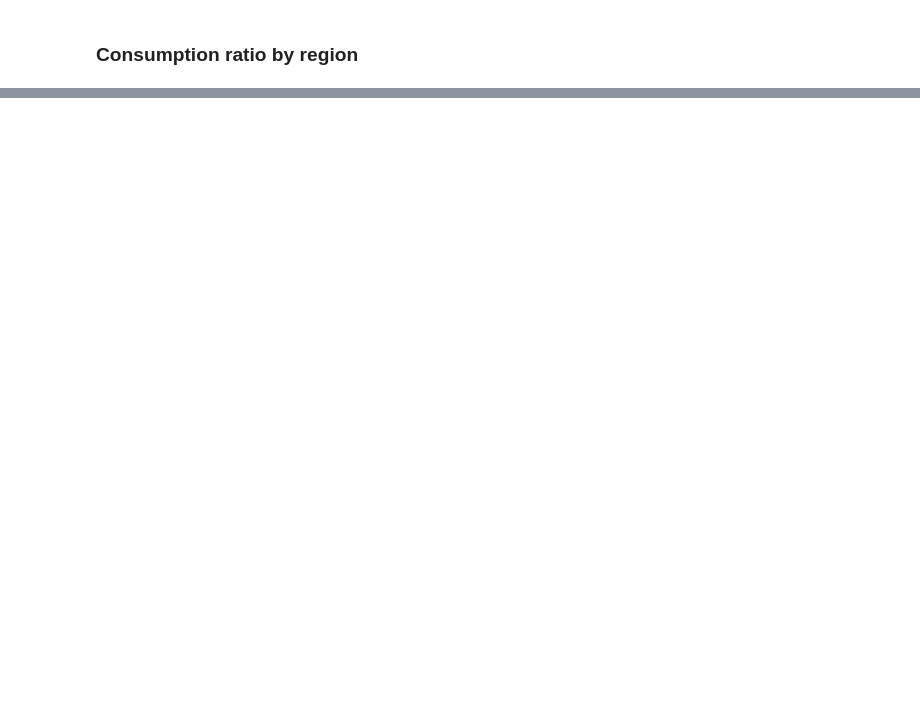
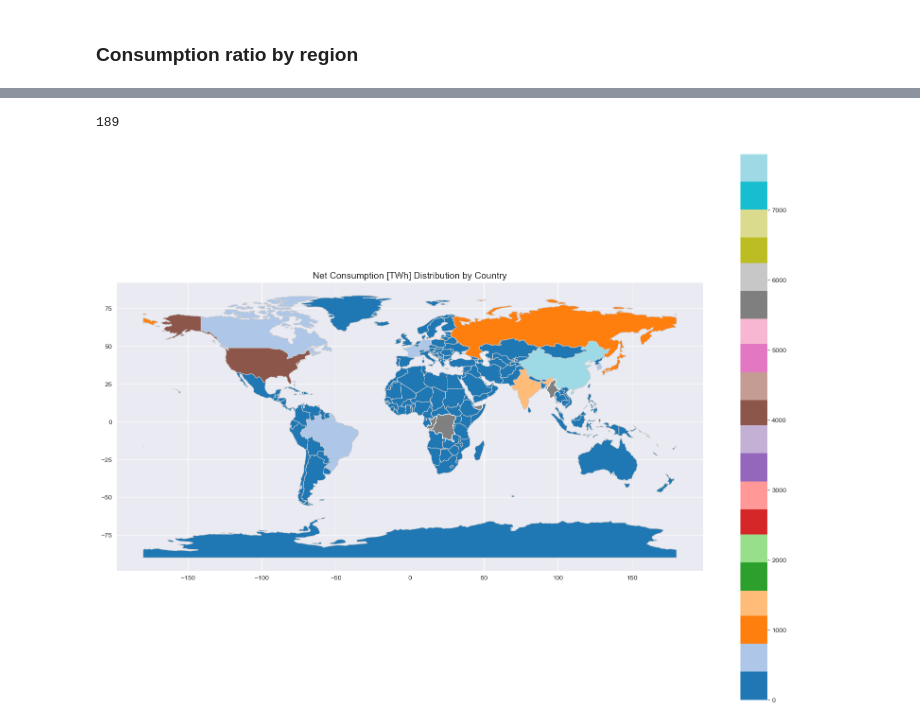
Before and after one commit to endritmustafa96/Global-Electricity-Consumption, a Jupyter notebook: 1. Notebook/Global_Electricity_Consumption.ipynb, the cells around one changed output, grey strips where cells are left out. Drawn from its saved outputs; the diff is of its cells as text; code cells hidden in the pictures; blank space fills up the shorter version.

```diff
--- a/1. Notebook/Global_Electricity_Consumption.ipynb
+++ b/1. Notebook/Global_Electricity_Consumption.ipynb
@@ -577,0 +594,2 @@ df_processed_final.loc[df_processed_final['Country'].str.strip() == 'Kosovo']
+# %%
+df_last_year_data = df_processed_final.loc[df_processed_final['Year'] == 2021][['Country', 'Region', 'Year', 'Net Consumption [TWh]']]
@@ -577,0 +625,16 @@ df_processed_final.loc[df_processed_final['Country'].str.strip() == 'Kosovo']
+# %%
+# Creating a list of unique standardized country names from the world dataframe
+
+standardized_country_names = world['name'].tolist()
+# %%
+# Performing fuzzy matching for each country name in df_max_type
+
+def fuzzy_match_country(row):
+    match, score = process.extractOne(row['Country'], standardized_country_names, scorer=fuzz.ratio)
+    if score >= 60:  # Adjust the threshold as needed
+        return match
+    else:
+        return None
+
+df_last_year_data['Matched_Country'] = df_last_year_data.apply(fuzzy_match_country, axis=1)
+df_last_year_data
@@ -577,0 +655,5 @@ df_processed_final.loc[df_processed_final['Country'].str.strip() == 'Kosovo']
+# %%
+# Merging the readed world dataframe with the dataframe that contains consumption data
+
+merged_data_fuzzy = world.merge(df_last_year_data, left_on='name', right_on='Matched_Country', how='left')
+merged_data_fuzzy.head()
@@ -577,0 +682,19 @@ df_processed_final.loc[df_processed_final['Country'].str.strip() == 'Kosovo']
+# %%
+merged_data_fuzzy[merged_data_fuzzy['Country'].isnull() == False]['Country'].count()
+# %% [output]
+189
+# %%
+fig, ax = plt.subplots(1, 1, figsize=(20, 15))
+
+cmap = plt.get_cmap('tab20', len(df_last_year_data['Country'].unique()))
+
+merged_data_fuzzy.plot(column='Net Consumption [TWh]', cmap=cmap, linewidth=0.8, ax=ax, edgecolor='0.8', legend=True)
+
+# Setting gray color for missing countries
+missing_data = merged_data_fuzzy[merged_data_fuzzy['Country'].isnull()]
+missing_data.plot(color='gray', ax=ax, label='Missing countries')
+
+plt.title("Net Consumption [TWh] Distribution by Country", fontsize=14)
+plt.show()
+# %% [output]
+[figure, added]
```
Also changed, not shown: parts of 16 cells of this notebook.
